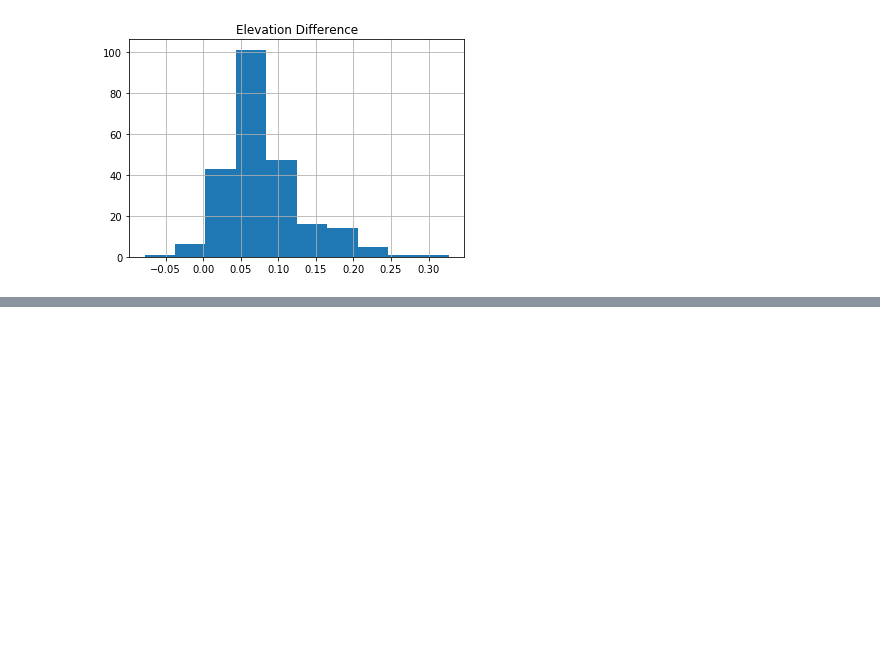
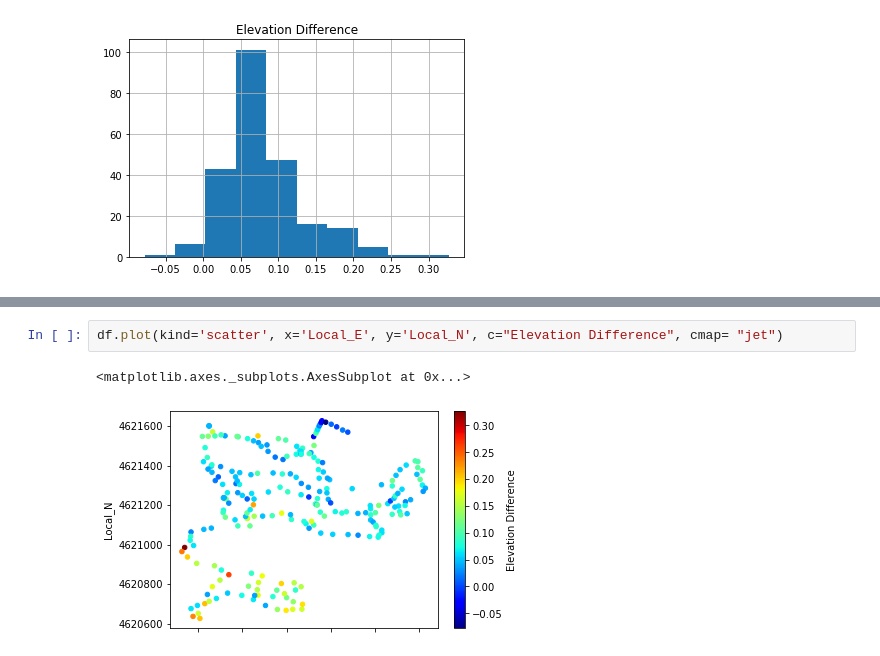
Before and after one commit to jxhigh/Learning_Python_in_Great_Marshes_Region, a Jupyter notebook: Compared_RTK_1mLiDAR_DEM.ipynb, the cells around one changed output, grey strips where cells are left out. Saved outputs shown, nothing was run; the diff lists cells and outputs as text; blank space fills up the shorter version.

```diff
--- a/Compared_RTK_1mLiDAR_DEM.ipynb
+++ b/Compared_RTK_1mLiDAR_DEM.ipynb
@@ -76,0 +82,5 @@ array([[<matplotlib.axes._subplots.AxesSubplot object at 0x...>]],
+# %%
+df.plot(kind='scatter', x='Local_E', y='Local_N', c="Elevation Difference", cmap= "jet")
+# %% [output]
+<matplotlib.axes._subplots.AxesSubplot at 0x...>
+[figure, added]
```
Also changed, not shown: parts of 1 cell of this notebook.
